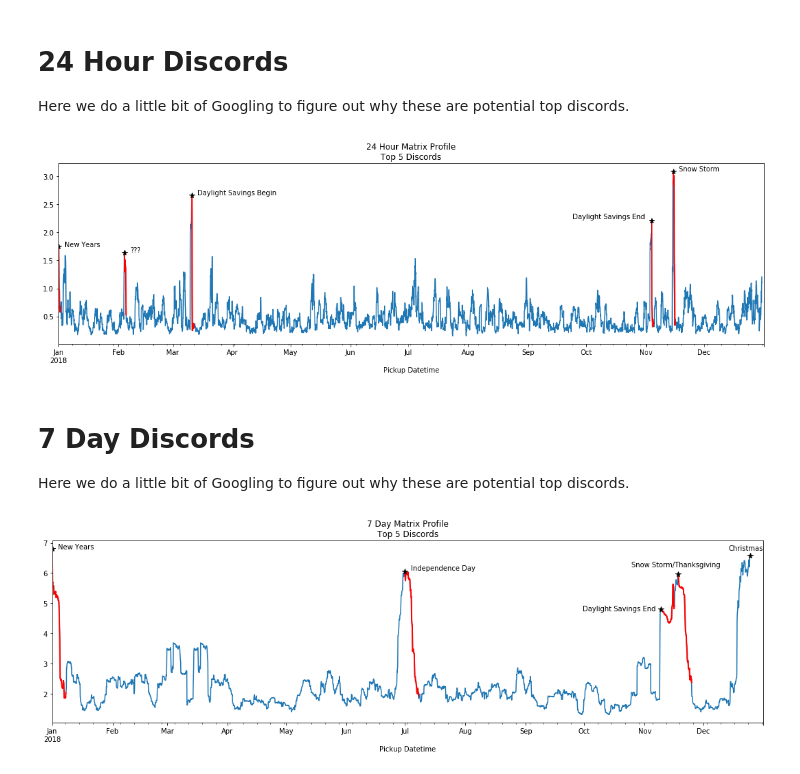
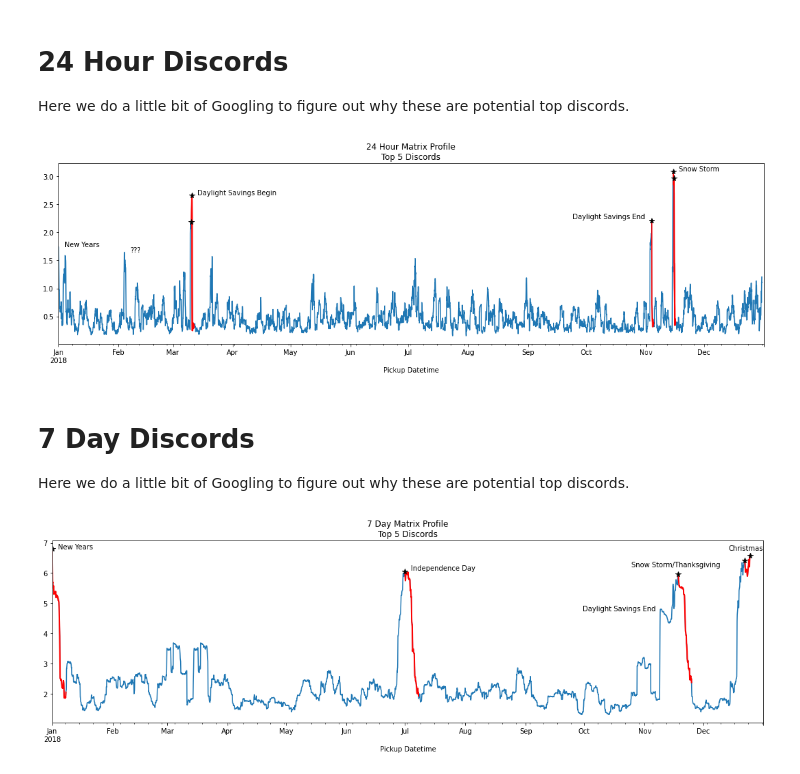
Before and after one commit to matrix-profile-foundation/article-matrix-profile-intro, a Jupyter notebook: Matrix Profile Example.ipynb, the cells around one changed output. Cells and saved outputs as stored; diff of their text form; code cells hidden in the pictures.

```diff
--- a/Matrix Profile Example.ipynb
+++ b/Matrix Profile Example.ipynb
@@ -79,10 +79,12 @@ windows = [
     ('30 Days', 30 * 24),
 ]
 
+profiles = {}
+
 for label, window_size in windows:
-    mp, mpi = stomp(df['passenger_count'].values, window_size)
-    df['{} Profile'.format(label)] = np.append(mp, np.zeros(window_size - 1) + np.nan)
-    df['{} Profile Index'.format(label)] = np.append(mpi, np.zeros(window_size - 1) + np.nan)
+    profile = mp.compute(df['passenger_count'].values, window_size)
+    key = '{} Profile'.format(label)
+    profiles[key] = profile
 # %% [markdown]
 # Plot Matrix Profiles
 
@@ -128,0 +111,18 @@ for label, window_size in windows:
+# %%
+for label, window_size in windows:
+    key = '{} Profile'.format(label)
+    profiles[key] = mp.discover.discords(profiles[key], k=5)
+
+    window_size = profiles[key]['w']
+    mp_adjusted = np.append(profiles[key]['mp'], np.zeros(window_size - 1) + np.nan)
+
+    plt.figure(figsize=(15, 7))
+    ax = plt.plot(df.index.values, mp_adjusted)
+    plt.title(key)
+
+    for start_index in profiles[key]['discords']:
+        x = df.index.values[start_index:start_index+window_size]
+        y = mp_adjusted[start_index:start_index+window_size]
+        plt.plot(x, y, c='r')
+
+    plt.show()
@@ -130,24 +137,29 @@ for label, window_size in windows:
 # 24 Hour Discords
 
 Here we do a little bit of Googling to figure out why these are potential top discords.
+# %%
+key = '24 Hours Profile'
+profile = profiles[key]
+window_size = profile['w']
+mp_adjusted = np.append(profile['mp'], np.zeros(window_size - 1) + np.nan)
+df['24 Hours Profile'] = mp_adjusted
 # %%
-ax = df['24 Hours Profile'].plot(title='24 Hour Matrix Profile\nTop 5 Discords', figsize=(15,5))
-discords = top_discords['24 Hours']
+ax = df[key].plot(title='24 Hour Matrix Profile\nTop 5 Discords', figsize=(15,5))
 
-for discord in discords:
-    df.iloc[discord:discord+24]['24 Hours Profile'].plot(ax=ax, c='r', lw='2')
+for discord in profile['discords']:
+    df.iloc[discord:discord+window_size][key].plot(ax=ax, c='r', lw='2')
 
-df.iloc[discords]['24 Hours Profile'].plot(kind='line', marker='*', c='black', markersize=8, ax=ax, lw=0)
+df.iloc[profile['discords']][key].plot(kind='line', marker='*', c='black', markersize=8, ax=ax, lw=0)
 plt.text('01-04-2018', 1.75, 'New Years', c='black')
 plt.text('02-07-2018', 1.65, '???', c='black')
 plt.text('03-14-2018', 2.675, 'Daylight Savings Begin', c='black')
 plt.text('9-24-2018', 2.25, 'Daylight Savings End', c='black')
 plt.text('11-18-2018', 3.1, 'Snow Storm', c='black')
 plt.xlabel('Pickup Datetime')
 plt.tight_layout()
 plt.show()
 # %% [output]
-[figure, old version]
+[figure, new version]
 # %% [markdown]
 # 7 Day Discords
 
@@ -155,11 +173,10 @@ Here we do a little bit of Googling to figure out why these are potential top di
 # %%
-ax = df['7 Days Profile'].plot(title='7 Day Matrix Profile\nTop 5 Discords', figsize=(15,5))
-discords = top_discords['7 Days']
+ax = df[key].plot(title='7 Day Matrix Profile\nTop 5 Discords', figsize=(15,5))
 
-for discord in discords:
-    df.iloc[discord:discord+(24 * 7)]['7 Days Profile'].plot(ax=ax, c='r', lw='2')
+for discord in profile['discords']:
+    df.iloc[discord:discord+window_size][key].plot(ax=ax, c='r', lw='2')
 
-df.iloc[discords]['7 Days Profile'].plot(kind='line', marker='*', c='black', markersize=8, ax=ax, lw=0)
+df.iloc[profile['discords']][key].plot(kind='line', marker='*', c='black', markersize=8, ax=ax, lw=0)
 plt.text('01-04-2018', 6.8, 'New Years', c='black')
 plt.text('07-04-2018', 6.1, 'Independence Day', c='black')
 plt.text('9-30-2018', 4.75, 'Daylight Savings End', c='black')
@@ -169,4 +186,4 @@ plt.xlabel('Pickup Datetime')
 plt.tight_layout()
 plt.show()
 # %% [output]
-[figure, old version]
+[figure, new version]
```
Also changed, not shown: parts of 9 cells of this notebook, 2 other files.
